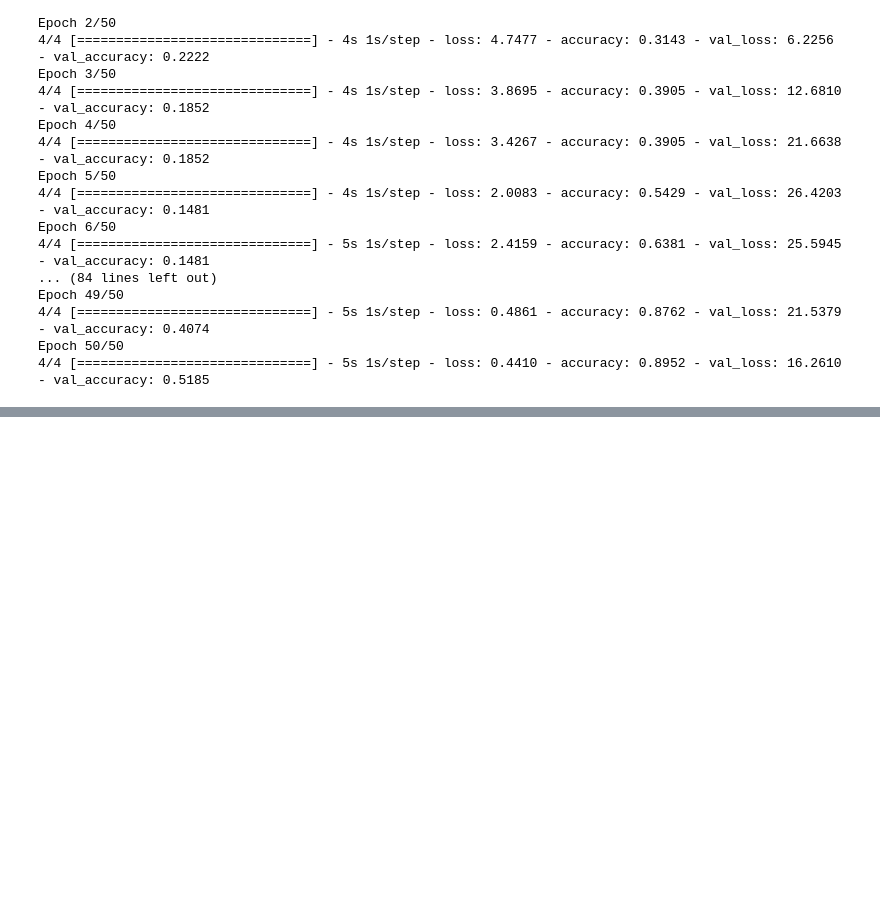
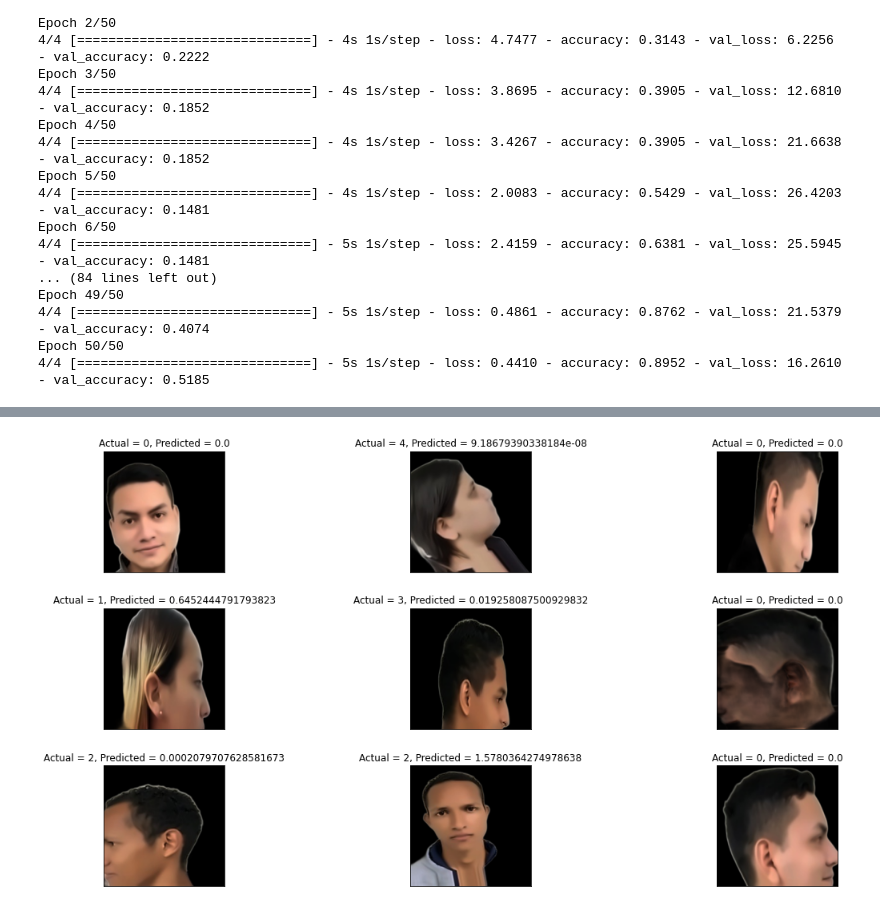
Before and after one commit to majito02/ModelamientoIdentificaci-nUsuario, a Jupyter notebook: [NRC_6278]Borja_Parraga_Lab1U3PrepoImag.ipynb, the cells around one changed output, grey strips where cells are left out. Drawn from its saved outputs; the diff is of its cells as text; code cells hidden in the pictures; blank space fills up the shorter version.

```diff
--- a/[NRC_6278]Borja_Parraga_Lab1U3PrepoImag.ipynb
+++ b/[NRC_6278]Borja_Parraga_Lab1U3PrepoImag.ipynb
@@ -537,0 +594,5 @@ Epoch 50/50
+# %%
+#Hago una prediccion de mi modelo
+pred = model.predict(test_ds)
+
+pred.shape
@@ -537,0 +602,19 @@ Epoch 50/50
+# %%
+#Mestro de forma grafica como esta funcionando el modelo con su prediccion aproximada
+plt.figure(1 , figsize = (19 , 10))
+n = 0
+
+for i in range(9):
+    n += 1
+    r = np.random.randint( 0, test_ds.shape[0], 1)
+
+    plt.subplot(3, 3, n)
+    plt.subplots_adjust(hspace = 0.3, wspace = 0.3)
+
+    plt.imshow(test_ds[r[0]])
+    plt.title('Actual = {}, Predicted = {}'.format(test_labels[r[0]] , test_labels[r[0]]*pred[r[0]][test_labels[r[0]]]) )
+    plt.xticks([]) , plt.yticks([])
+
+plt.show()
+# %% [output]
+[figure, added]
```
Also changed, not shown: parts of 8 cells of this notebook.
